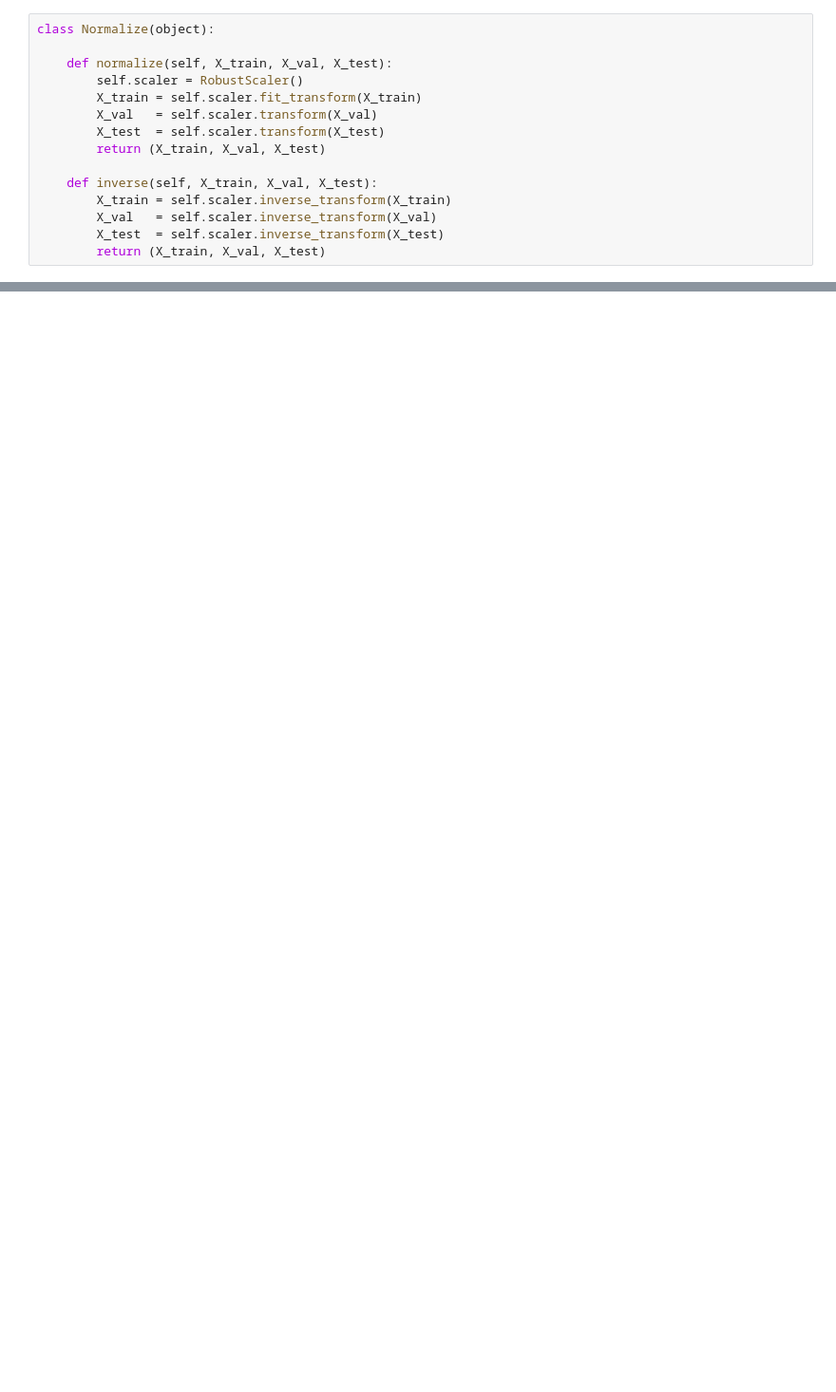
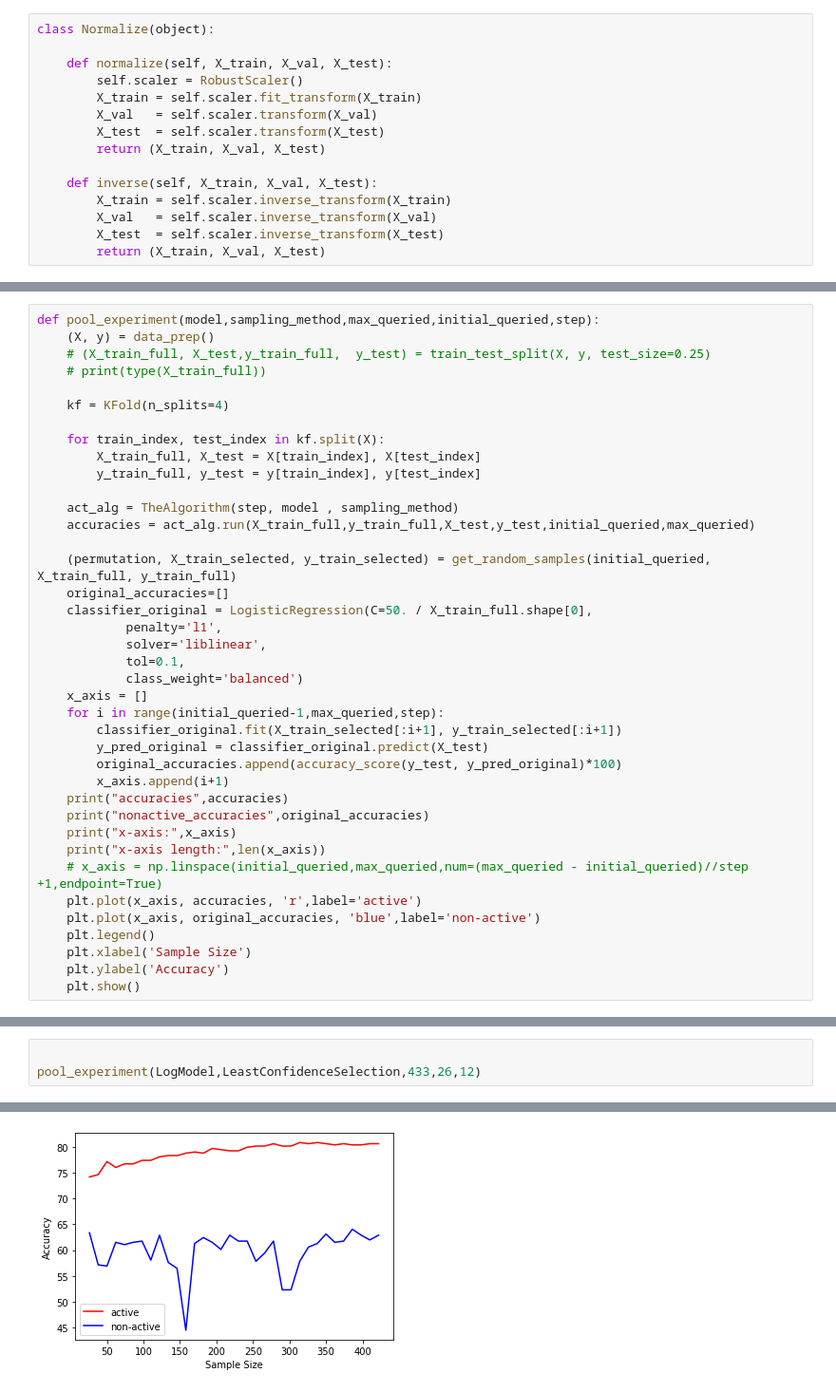
Before and after one commit to WenxuanHuang/Active-Learning-Performance-Benchmarking, a Jupyter notebook: Active_learning_backup.ipynb, the cells around one changed output, grey strips where cells are left out. Shown at 95% size. Saved outputs shown, nothing was run; the diff lists cells and outputs as text; blank space fills up the shorter version.

```diff
--- a/Active_learning_backup.ipynb
+++ b/Active_learning_backup.ipynb
@@ -430,4 +448,43 @@ class TheAlgorithm(object):
         return self.clf_model.accuracies
         # print ('final active learning accuracies',
         #        self.clf_model.accuracies)
+# %%
+def pool_experiment(model,sampling_method,max_queried,initial_queried,step):
+    (X, y) = data_prep()
+    # (X_train_full, X_test,y_train_full,  y_test) = train_test_split(X, y, test_size=0.25)
+    # print(type(X_train_full))
+
+    kf = KFold(n_splits=4)
+
+    for train_index, test_index in kf.split(X):
+        X_train_full, X_test = X[train_index], X[test_index]
+        y_train_full, y_test = y[train_index], y[test_index]
+
+    act_alg = TheAlgorithm(step, model , sampling_method)
+    accuracies = act_alg.run(X_train_full,y_train_full,X_test,y_test,initial_queried,max_queried)
+
+    (permutation, X_train_selected, y_train_selected) = get_random_samples(initial_queried, X_train_full, y_train_full)
+    original_accuracies=[]
+    classifier_original = LogisticRegression(C=50. / X_train_full.shape[0],
+            penalty='l1',
+            solver='liblinear',
+            tol=0.1,
+            class_weight='balanced')
+    x_axis = []
+    for i in range(initial_queried-1,max_queried,step):
+        classifier_original.fit(X_train_selected[:i+1], y_train_selected[:i+1])
+        y_pred_original = classifier_original.predict(X_test)
+        original_accuracies.append(accuracy_score(y_test, y_pred_original)*100)
+        x_axis.append(i+1)
+    print("accuracies",accuracies)
+    print("nonactive_accuracies",original_accuracies)
+    print("x-axis:",x_axis)
+    print("x-axis length:",len(x_axis))
+    # x_axis = np.linspace(initial_queried,max_queried,num=(max_queried - initial_queried)//step +1,endpoint=True)
+    plt.plot(x_axis, accuracies, 'r',label='active')
+    plt.plot(x_axis, original_accuracies, 'blue',label='non-active')
+    plt.legend()
+    plt.xlabel('Sample Size')
+    plt.ylabel('Accuracy')
+    plt.show()
 # %%
@@ -584,0 +615,4 @@ Canvas(toolbar=Toolbar(toolitems=[('Home', 'Reset original view', 'home', 'home'
+# %%
+
+pool_experiment(LogModel,LeastConfidenceSelection,433,26,12)
+# %% [output]
@@ -584,0 +636 @@ Canvas(toolbar=Toolbar(toolitems=[('Home', 'Reset original view', 'home', 'home'
+[figure, added]
```
Also changed, not shown: parts of 9 cells of this notebook, 3 other files.
